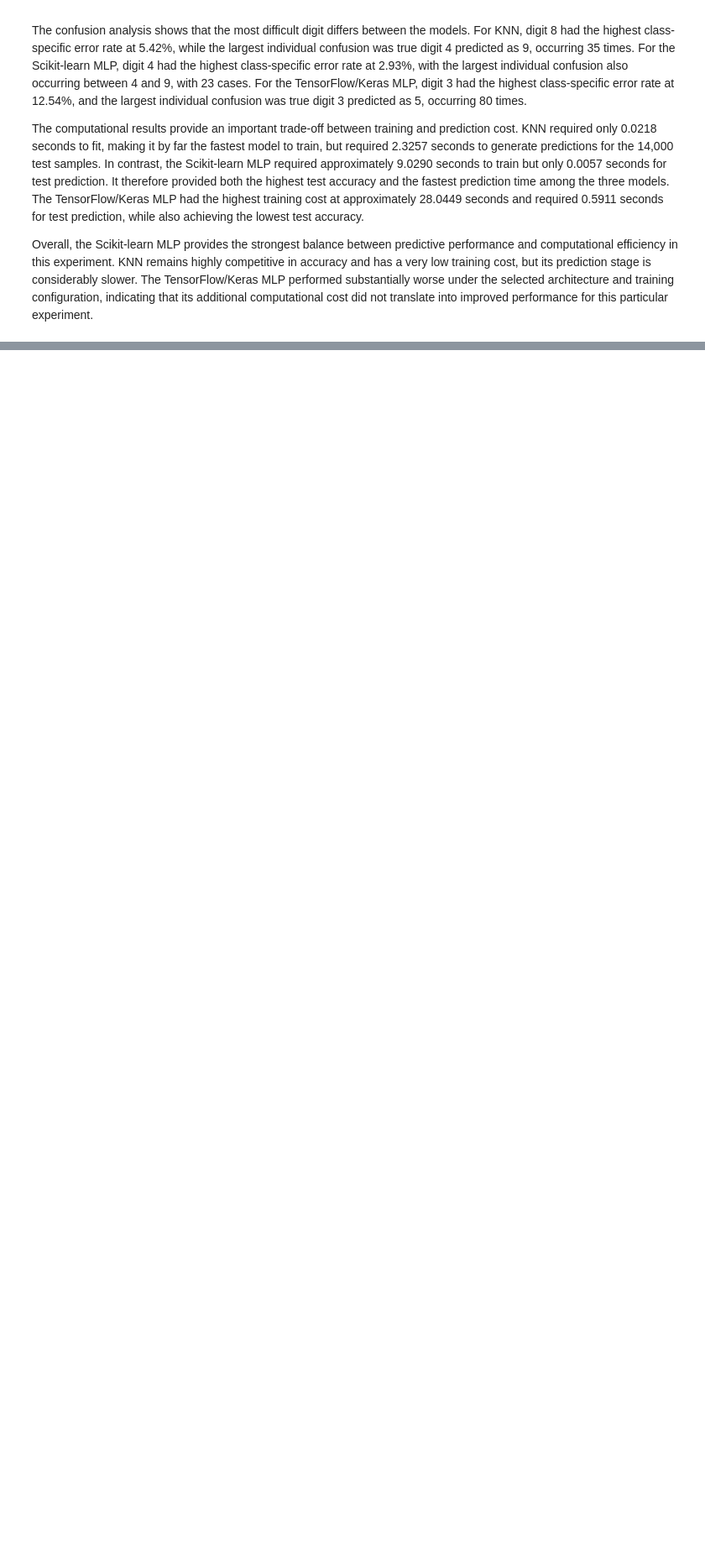
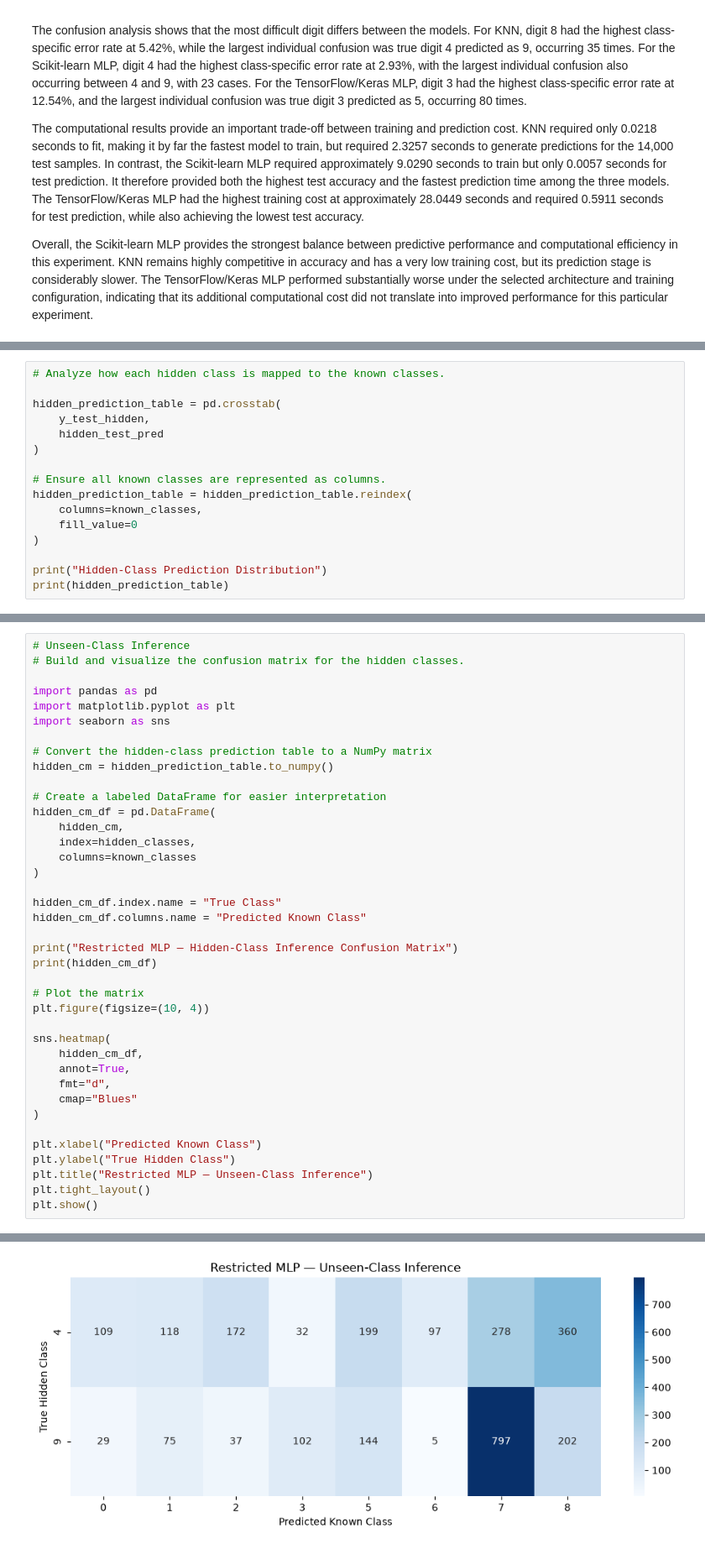
Before and after one commit to ananda-pires/mnist-multiclass-predictive-pipeline, a Jupyter notebook: notebooks/mnist_pipeline.ipynb, the cells around one changed output, grey strips where cells are left out. Shown at 84% size. Saved outputs shown, nothing was run; the diff lists cells and outputs as text; blank space fills up the shorter version.

```diff
--- a/notebooks/mnist_pipeline.ipynb
+++ b/notebooks/mnist_pipeline.ipynb
@@ -1886,0 +2206,16 @@ Overall, the Scikit-learn MLP provides the strongest balance between predictive
+# %%
+# Analyze how each hidden class is mapped to the known classes.
+
+hidden_prediction_table = pd.crosstab(
+    y_test_hidden,
+    hidden_test_pred
+)
+
+# Ensure all known classes are represented as columns.
+hidden_prediction_table = hidden_prediction_table.reindex(
+    columns=known_classes,
+    fill_value=0
+)
+
+print("Hidden-Class Prediction Distribution")
+print(hidden_prediction_table)
@@ -1886,0 +2273,40 @@ Overall, the Scikit-learn MLP provides the strongest balance between predictive
+# %%
+# Unseen-Class Inference
+# Build and visualize the confusion matrix for the hidden classes.
+
+import pandas as pd
+import matplotlib.pyplot as plt
+import seaborn as sns
+
+# Convert the hidden-class prediction table to a NumPy matrix
+hidden_cm = hidden_prediction_table.to_numpy()
+
+# Create a labeled DataFrame for easier interpretation
+hidden_cm_df = pd.DataFrame(
+    hidden_cm,
+    index=hidden_classes,
+    columns=known_classes
+)
+
+hidden_cm_df.index.name = "True Class"
+hidden_cm_df.columns.name = "Predicted Known Class"
+
+print("Restricted MLP — Hidden-Class Inference Confusion Matrix")
+print(hidden_cm_df)
+
+# Plot the matrix
+plt.figure(figsize=(10, 4))
+
+sns.heatmap(
+    hidden_cm_df,
+    annot=True,
+    fmt="d",
+    cmap="Blues"
+)
+
+plt.xlabel("Predicted Known Class")
+plt.ylabel("True Hidden Class")
+plt.title("Restricted MLP — Unseen-Class Inference")
+plt.tight_layout()
+plt.show()
+# %% [output]
@@ -1886,0 +2318 @@ Overall, the Scikit-learn MLP provides the strongest balance between predictive
+[figure, added]
```
Also changed, not shown: parts of 17 cells of this notebook.
